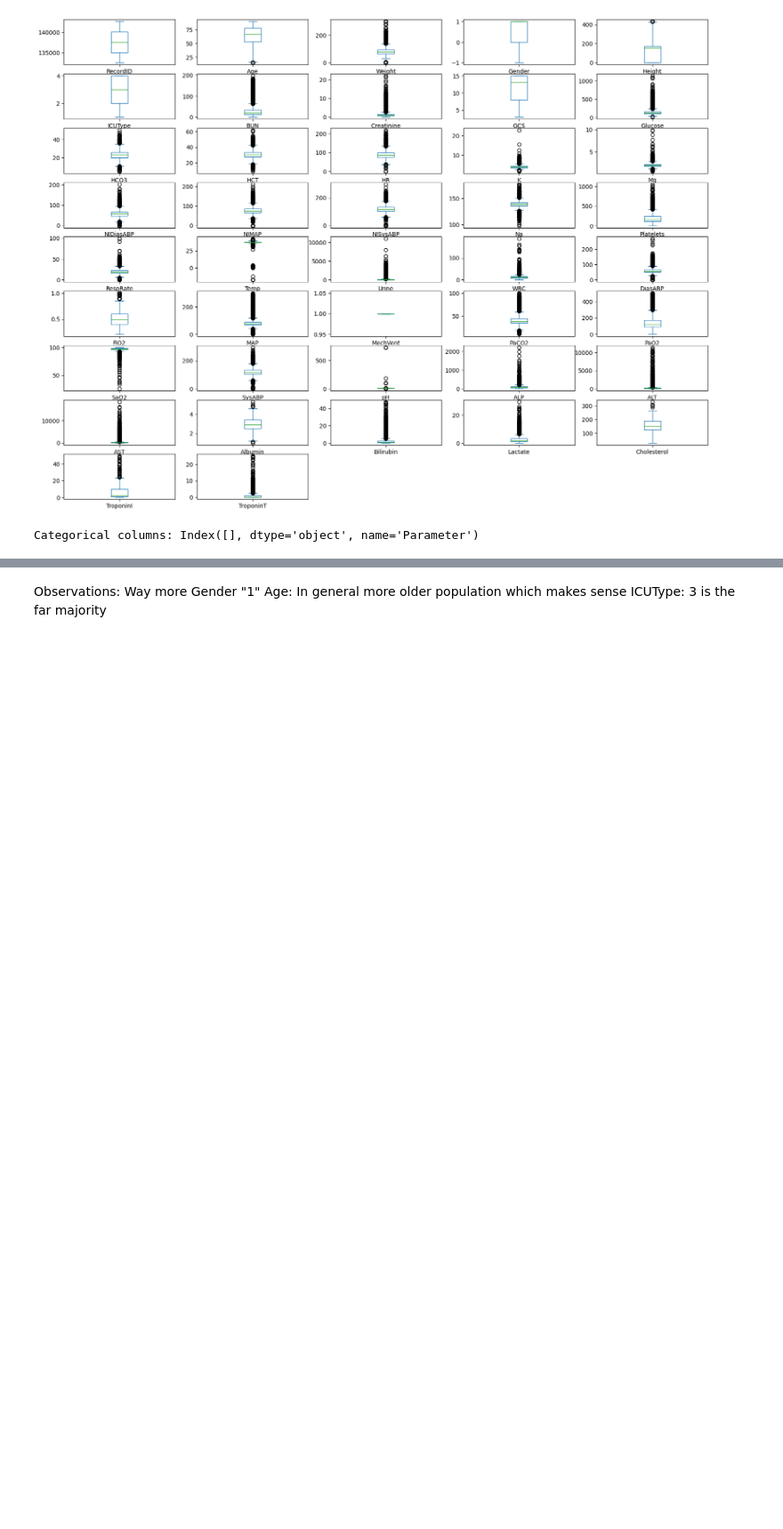
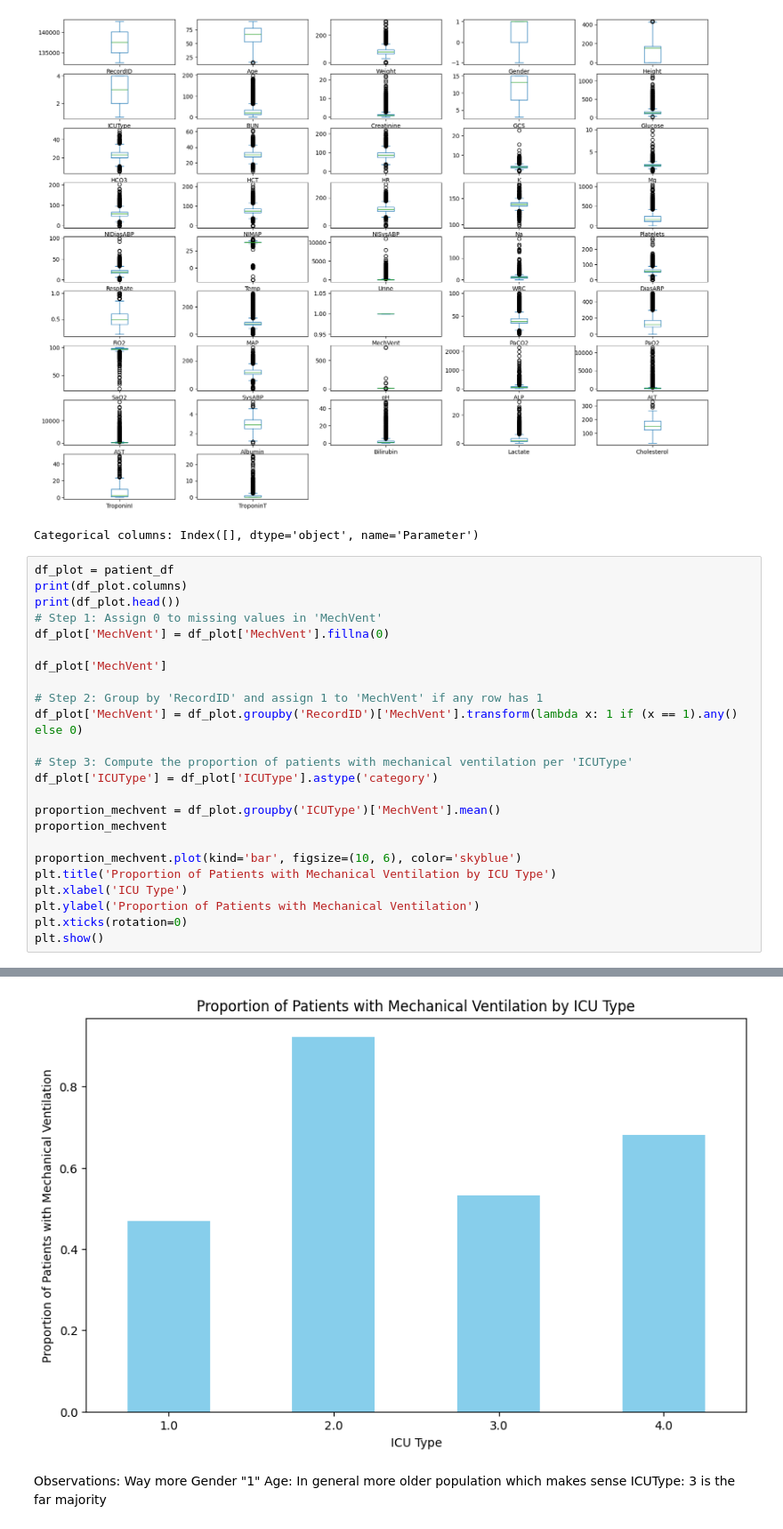
Before and after one commit to AKButani/ML4H_Project1, a Jupyter notebook: data_exploration.ipynb, the cells around one changed output, grey strips where cells are left out. Shown: that part at 89% size. Saved outputs shown, nothing was run; the diff lists cells and outputs as text; blank space fills up the shorter version.

Commit message:
Update data exploration notebook
chunk to compute mechvent plot is included now

```diff
--- a/data_exploration.ipynb
+++ b/data_exploration.ipynb
@@ -240,3 +218,28 @@ max          29.300000   330.000000   49.200000    24.910000
 [figure]
 [figure]
 Categorical columns: Index([], dtype='object', name='Parameter')
+# %%
+df_plot = patient_df
+print(df_plot.columns)
+print(df_plot.head())
+# Step 1: Assign 0 to missing values in 'MechVent'
+df_plot['MechVent'] = df_plot['MechVent'].fillna(0)
+
+df_plot['MechVent']
+
+# Step 2: Group by 'RecordID' and assign 1 to 'MechVent' if any row has 1
+df_plot['MechVent'] = df_plot.groupby('RecordID')['MechVent'].transform(lambda x: 1 if (x == 1).any() else 0)
+
+# Step 3: Compute the proportion of patients with mechanical ventilation per 'ICUType'
+df_plot['ICUType'] = df_plot['ICUType'].astype('category')
+
+proportion_mechvent = df_plot.groupby('ICUType')['MechVent'].mean()
+proportion_mechvent
+
+proportion_mechvent.plot(kind='bar', figsize=(10, 6), color='skyblue')
+plt.title('Proportion of Patients with Mechanical Ventilation by ICU Type')
+plt.xlabel('ICU Type')
+plt.ylabel('Proportion of Patients with Mechanical Ventilation')
+plt.xticks(rotation=0)
+plt.show()
+# %% [output]
@@ -243,3 +263,4 @@ Categorical columns: Index([], dtype='object', name='Parameter')
+[figure, added]
 # %% [markdown]
 Observations: Way more Gender "1"
 Age: In general more older population which makes sense
```
Also changed, not shown: parts of 11 cells of this notebook.
